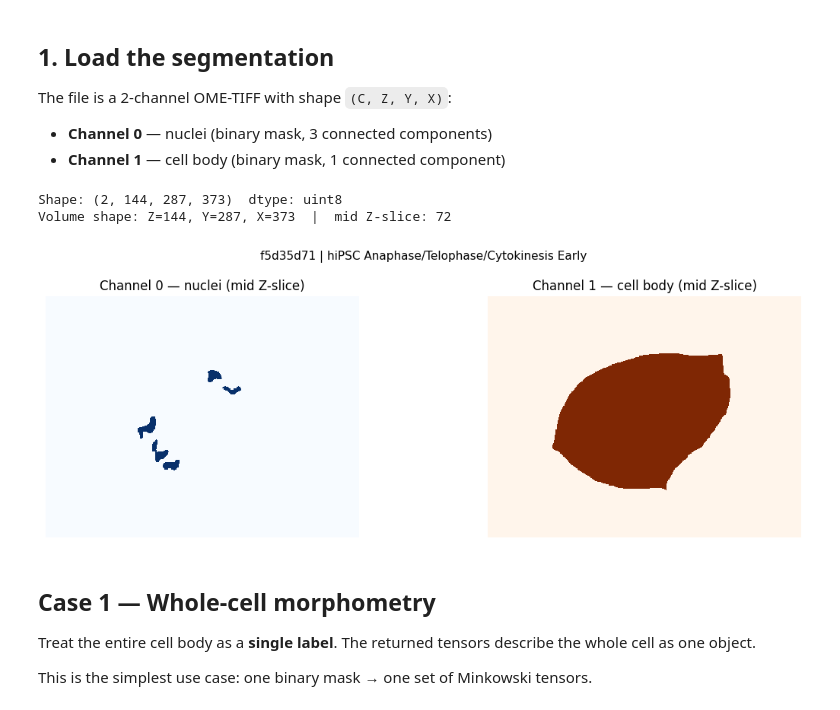
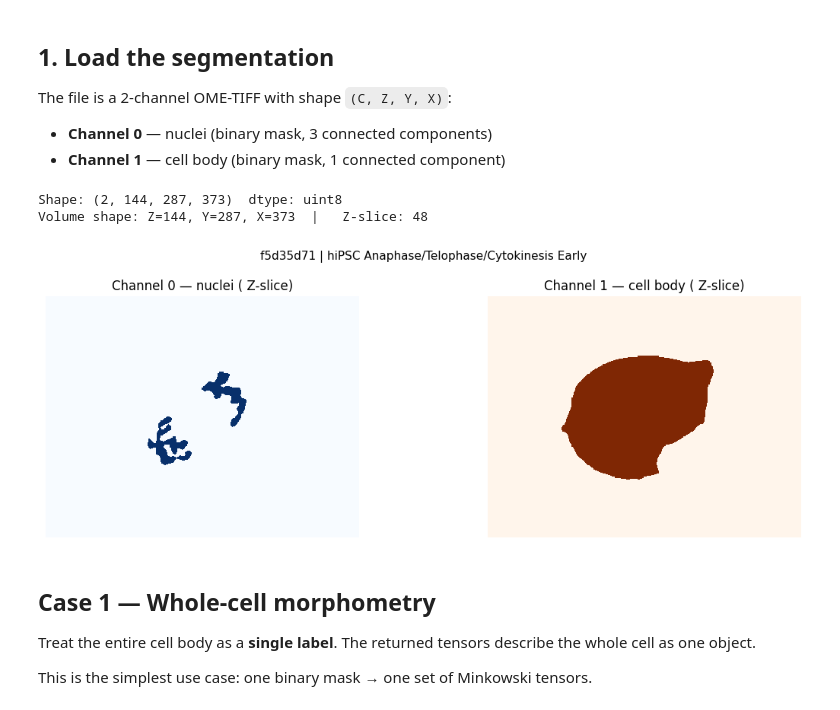
Before and after one commit to Ishihara-SynthMorph/pykarambola, a Jupyter notebook: examples/label_image_api.ipynb, the cells around one changed output. Cells and saved outputs as stored; diff of their text form; code cells hidden in the pictures.

```diff
--- a/examples/label_image_api.ipynb
+++ b/examples/label_image_api.ipynb
@@ -39,24 +39,25 @@ nuclei_mask = (seg[0] > 0).astype(np.uint8)   # channel 0: nuclei
 cell_mask   = (seg[1] > 0).astype(np.uint8)   # channel 1: cell body
 
 Z, Y, X = nuclei_mask.shape
-mid_z = Z // 2
-print(f'Volume shape: Z={Z}, Y={Y}, X={X}  |  mid Z-slice: {mid_z}')
+# mid_z = Z // 2
+mid_z = 48  # manually set mid_z for visualization
+print(f'Volume shape: Z={Z}, Y={Y}, X={X}  |   Z-slice: {mid_z}')
 # %% [output]
 Shape: (2, 144, 287, 373)  dtype: uint8
-Volume shape: Z=144, Y=287, X=373  |  mid Z-slice: 72
+Volume shape: Z=144, Y=287, X=373  |   Z-slice: 48
 # %%
 fig, axes = plt.subplots(1, 2, figsize=(12, 4))
 axes[0].imshow(nuclei_mask[mid_z], cmap='Blues', interpolation='nearest')
-axes[0].set_title('Channel 0 — nuclei (mid Z-slice)')
+axes[0].set_title('Channel 0 — nuclei ( Z-slice)')
 axes[0].axis('off')
 axes[1].imshow(cell_mask[mid_z], cmap='Oranges', interpolation='nearest')
-axes[1].set_title('Channel 1 — cell body (mid Z-slice)')
+axes[1].set_title('Channel 1 — cell body ( Z-slice)')
 axes[1].axis('off')
 plt.suptitle('f5d35d71 | hiPSC Anaphase/Telophase/Cytokinesis Early', fontsize=11)
 plt.tight_layout()
 plt.show()
 # %% [output]
-[figure, old version]
+[figure, new version]
 # %% [markdown]
 ## Case 1 — Whole-cell morphometry
 
```
Also changed, not shown: parts of 8 cells of this notebook.
